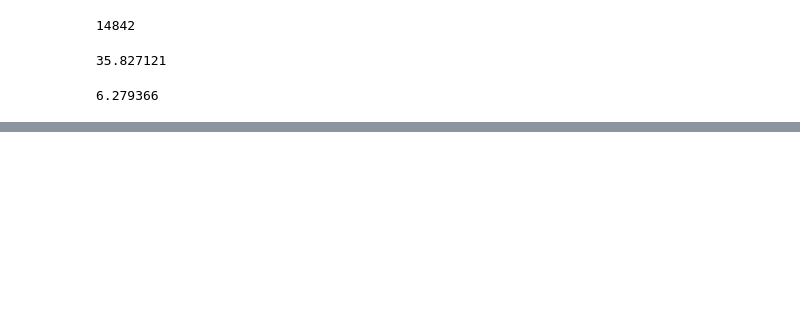
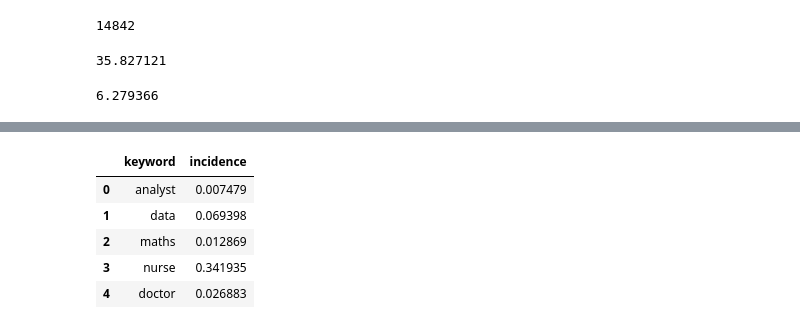
Before and after one commit to stochastictalk/wmchack, a Jupyter notebook: app/analysis.ipynb, the cells around one changed output, grey strips where cells are left out. Saved outputs shown, nothing was run; the diff lists cells and outputs as text; code cells hidden in the pictures; blank space fills up the shorter version.

```diff
--- a/app/analysis.ipynb
+++ b/app/analysis.ipynb
@@ -40,28 +46,24 @@ PUNCTUATION_SET = set(v for v in string.punctuation)
 STOPWORDS_PUNCTUATION_SET = PUNCTUATION_SET.union(STOPWORDS_SET)
 
 def remove_stopwords_and_punctuation(tokens: list):
-    return([t for t in tokens if t not in PUNCTUATION_SET])
+    return([t for t in tokens if t not in STOPWORDS_PUNCTUATION_SET])
 
-corp_nostop = {
+corpus_words = {
     fileid: remove_stopwords_and_punctuation(reader.words(fileids=[fileid]))
     for fileid in reader.fileids()
 }
+
+corpus_types = {
+    k: set(v) for k, v in corpus_words.items()
+}
 # %%
-import numpy as np
-import plotly.express as px
+def keyword_indicence(word: str, corpus_types: dict):
+    return np.mean([word in corpus_types[fileid]
+                    for fileid in corpus_types.keys()])
 
-def frac_of_texts_containing_word(word: str, fds):
-    return np.mean([fds[fileid][word] > 0
-                    for fileid in reader.fileids()])
-
-def plot_frac_of_texts_with_kws(keywords: list, fds):
-    df_fracs = pd.DataFrame([(kw, frac_of_texts_containing_word(kw, fds))
-                             for kw in keywords], columns=['keyword', 'incidence'])
-    df_fracs = df_fracs.sort_values(by='incidence', ascending=True)
-
-    fig = px.bar(df_fracs, x='incidence', y='keyword')
-    fig.show()
-
+def keyword_incidence_df(keywords: list, corpus_types: dict):
+    df_fracs = pd.DataFrame([(kw, keyword_indicence(kw, corpus_types))
+                              for kw in keywords], columns=['keyword', 'incidence'])
     return df_fracs
 # %%
 fds = {
@@ -75,0 +72,11 @@ df_tmp = plot_frac_of_texts_with_kws(keywords, fds=fds)
+# %%
+keywords = ['analyst', 'data', 'maths', 'nurse', 'doctor', 'python', 'health']
+df_fracs = keyword_incidence_df(keywords, corpus_types)
+df_fracs.head()
+# %% [output]
+|  | keyword | incidence |
+| 0 | analyst | 0.007479 |
+| 1 | data | 0.069398 |
+| 2 | maths | 0.012869 |
+| 3 | nurse | 0.341935 |
+| 4 | doctor | 0.026883 |
```
Also changed, not shown: parts of 15 cells of this notebook.
